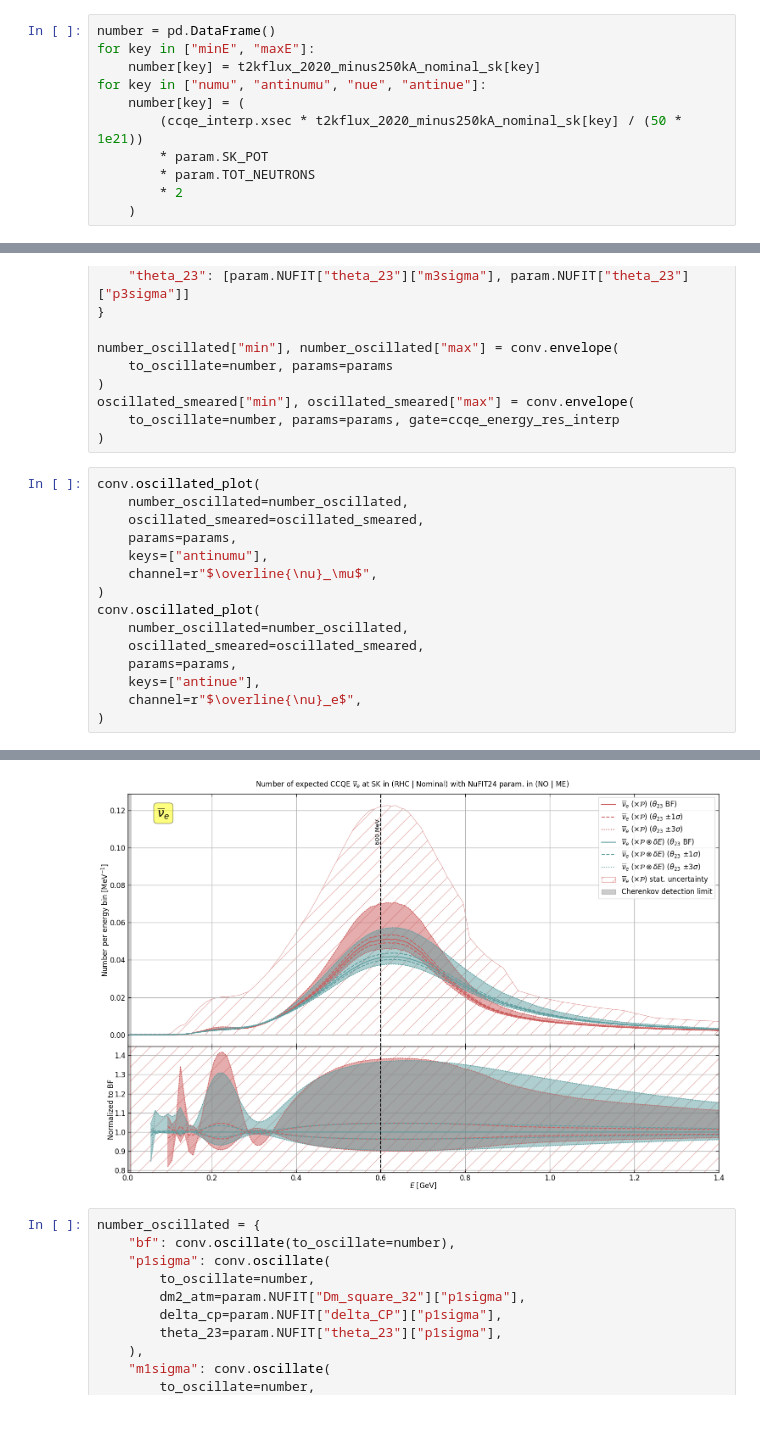
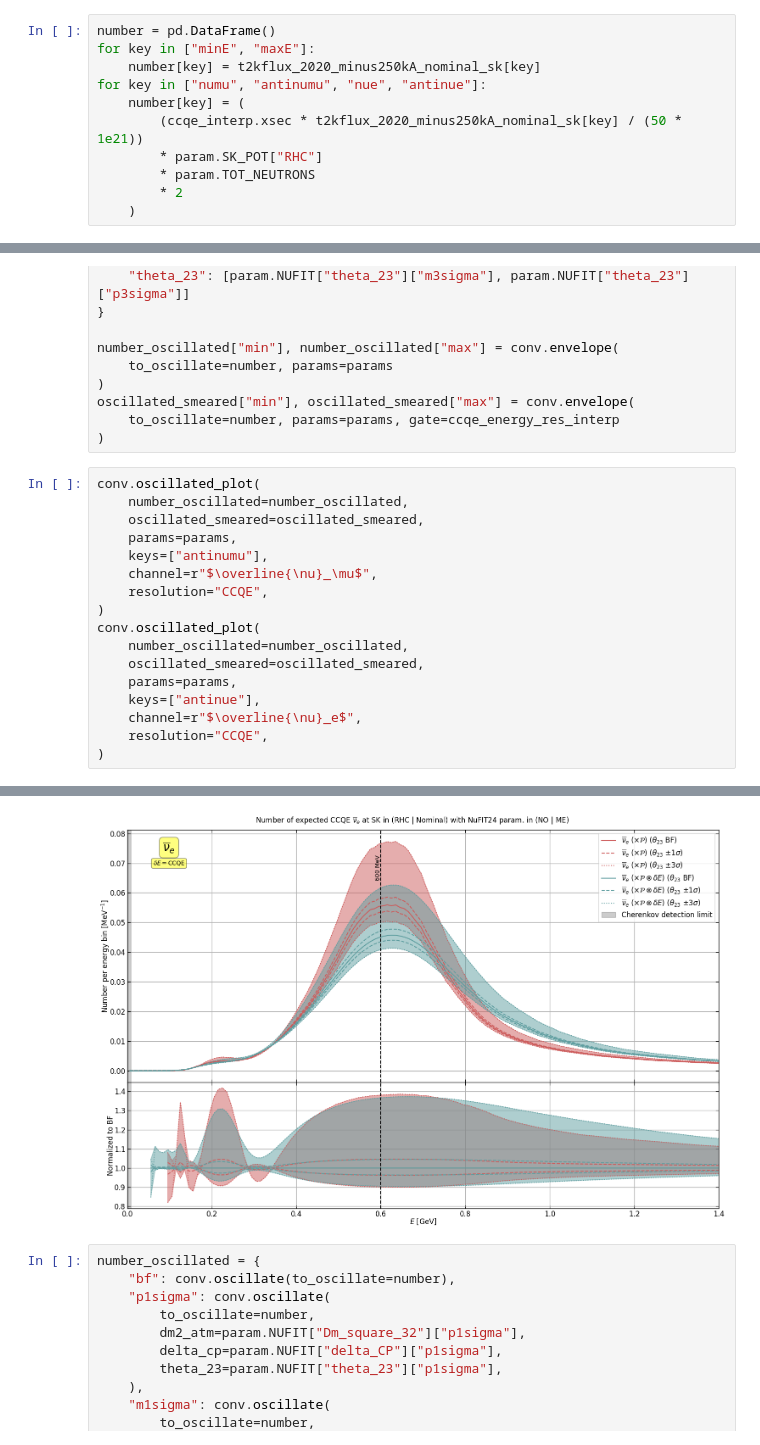
Before and after one commit to pboistier/energy-effects-T2K, a Jupyter notebook: docs/source/notebooks/rhc_tot.ipynb, the cells around one changed output, grey strips where cells are left out. Cells and saved outputs as stored; diff of their text form.

```diff
--- a/docs/source/notebooks/rhc_tot.ipynb
+++ b/docs/source/notebooks/rhc_tot.ipynb
@@ -75,7 +75,7 @@ for key in ["minE", "maxE"]:
 for key in ["numu", "antinumu", "nue", "antinue"]:
     number[key] = (
         (ccqe_interp.xsec * t2kflux_2020_minus250kA_nominal_sk[key] / (50 * 1e21))
-        * param.SK_POT
+        * param.SK_POT["RHC"]
         * param.TOT_NEUTRONS
         * 2
     )
@@ -351,6 +355,7 @@ conv.oscillated_plot(
     params=params,
     keys=["antinumu"],
     channel=r"$\overline{\nu}_\mu$",
+    resolution="CCQE",
 )
 conv.oscillated_plot(
     number_oscillated=number_oscillated,
@@ -358,5 +363,6 @@ conv.oscillated_plot(
     params=params,
     keys=["antinue"],
     channel=r"$\overline{\nu}_e$",
+    resolution="CCQE",
 )
 # %% [output]
@@ -364,4 +370,4 @@ conv.oscillated_plot(
-[figure, old version]
+[figure, new version]
 # %%
 number_oscillated = {
     "bf": conv.oscillate(to_oscillate=number),
```
Also changed, not shown: parts of 7 cells of this notebook, 9 other files.
